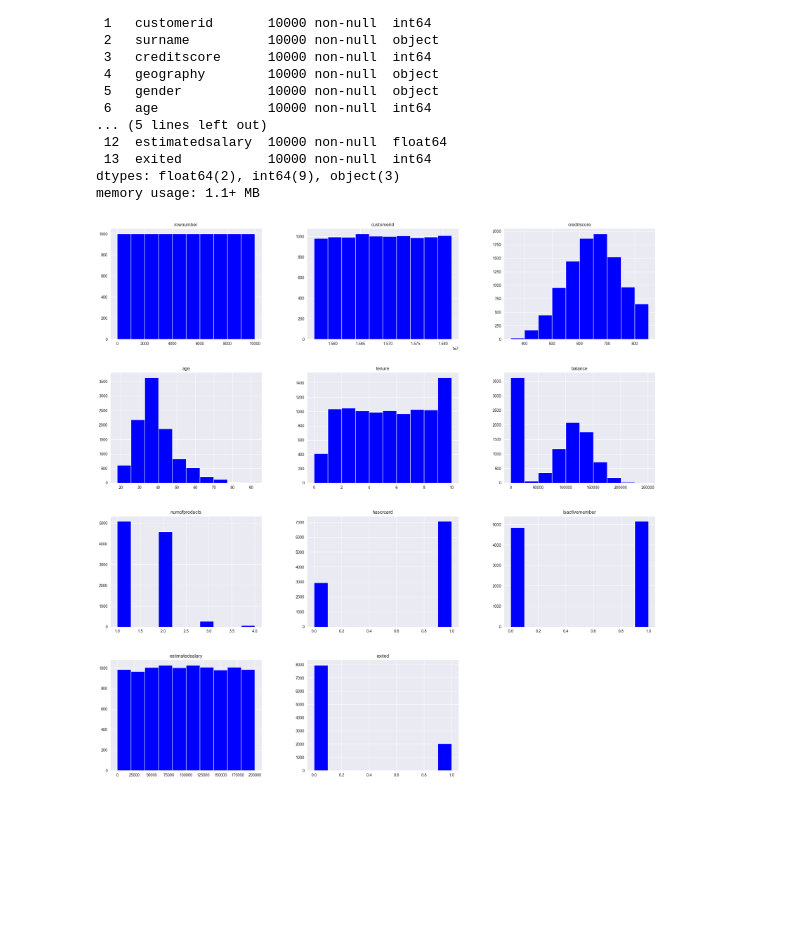
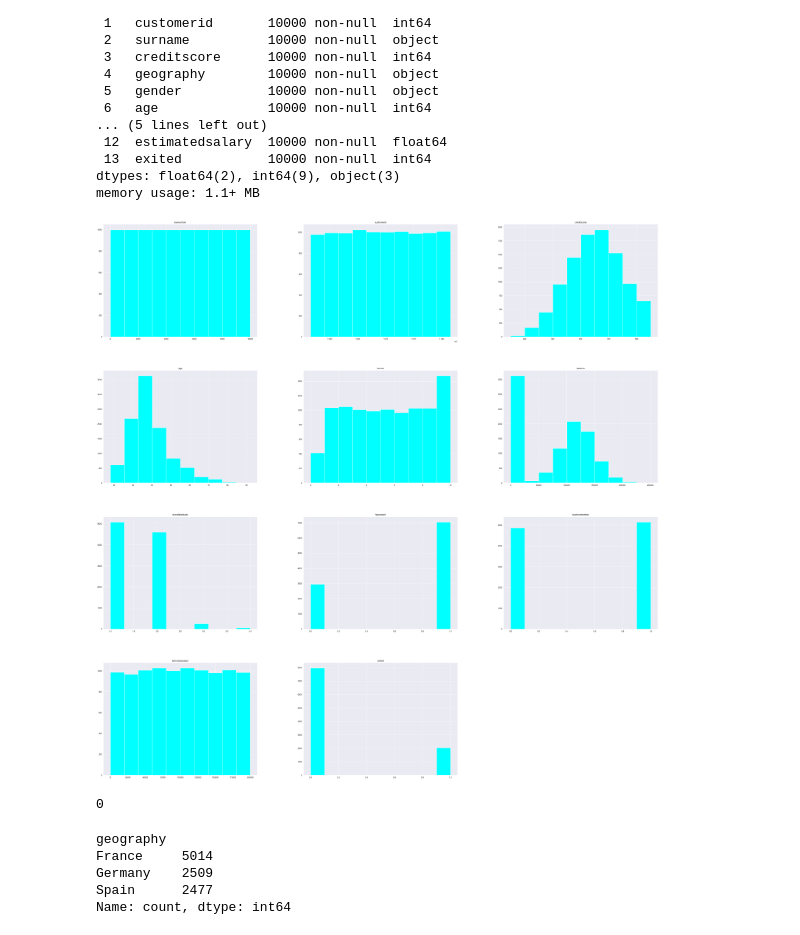
Before and after one commit to kelsinbek/CustomerChurn, a Jupyter notebook: courseProject.ipynb, the cells around one changed output. Drawn from its saved outputs; the diff is of its cells as text; code cells hidden in the pictures; blank space fills up the shorter version.

```diff
--- a/courseProject.ipynb
+++ b/courseProject.ipynb
@@ -136,7 +136,20 @@ dtypes: float64(2), int64(9), object(3)
 memory usage: 1.1+ MB
 # %%
 # Построим общую гисnограмму для всех столбцов таблицы
-df.hist(figsize=(25,25),color='blue')
+df.hist(figsize=(50,50),color='cyan')
 plt.show()
 # %% [output]
-[figure, old version]
+[figure, new version]
+# %%
+# проверим наличие явных дубликатов
+df.duplicated().sum()
+# %% [output]
+0
+# %%
+df['geography'].value_counts()
+# %% [output]
+geography
+France     5014
+Germany    2509
+Spain      2477
+Name: count, dtype: int64
```
Also changed, not shown: parts of 19 cells of this notebook.
